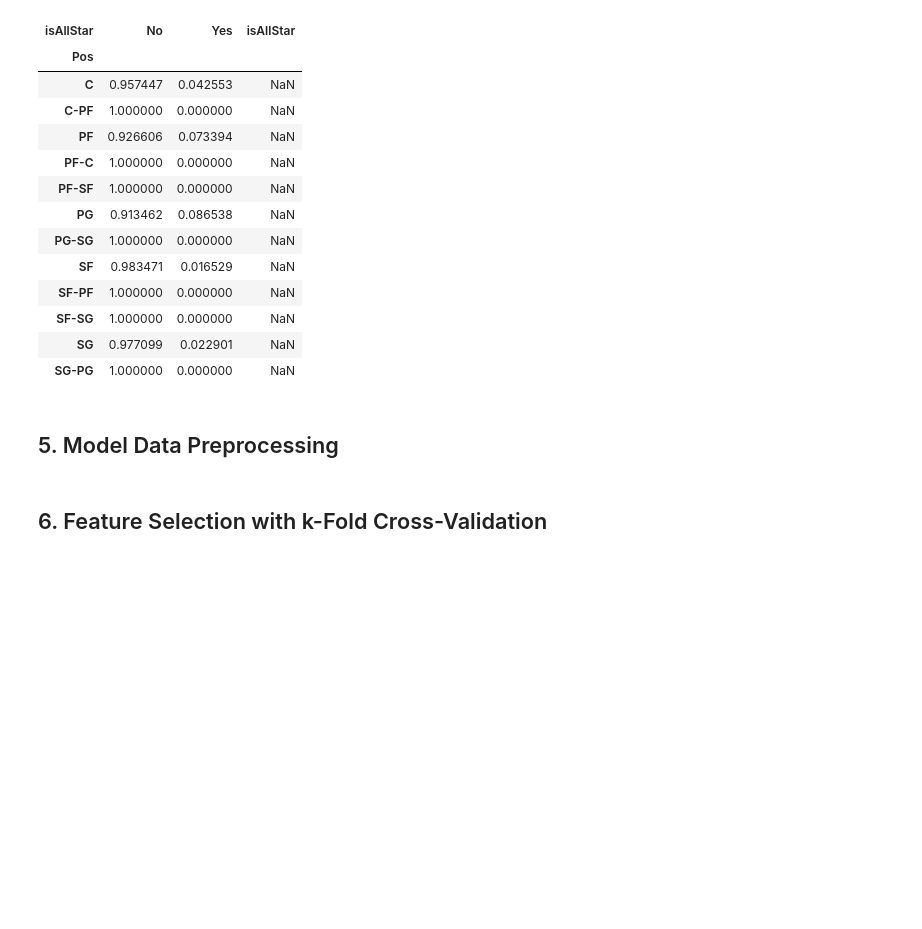
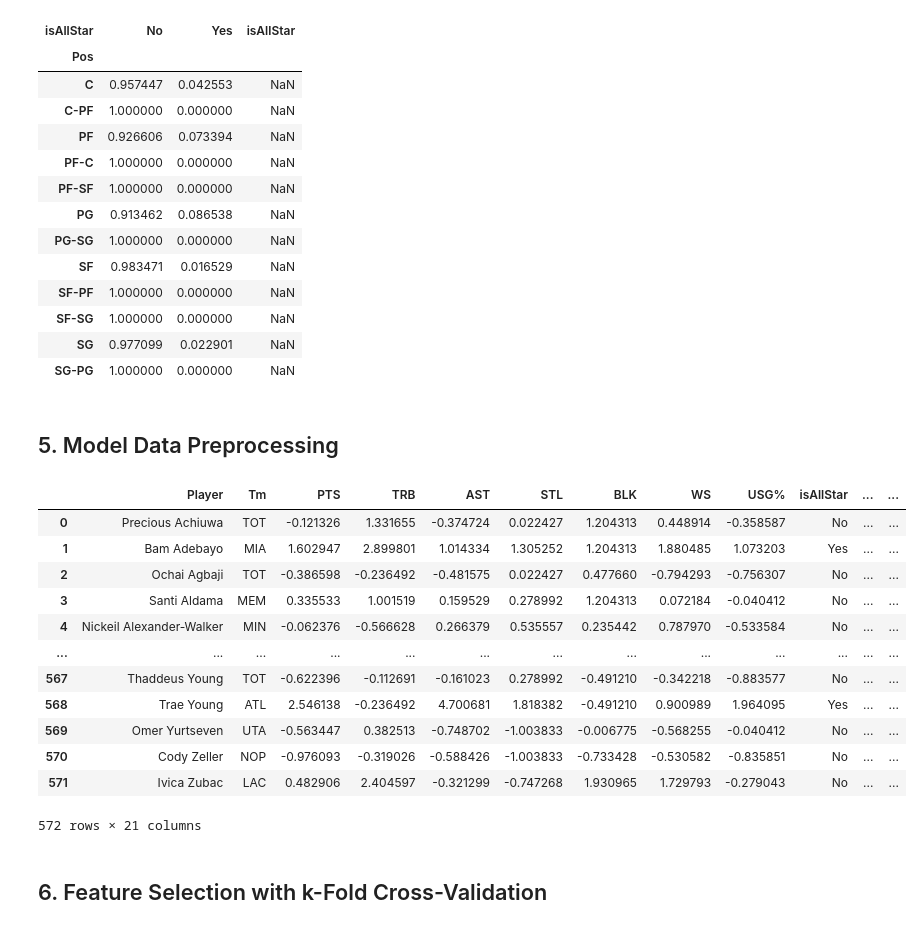
Before and after one commit to shray3420/stat207-final-project, a Jupyter notebook: Final_Project_ShrayAlbertJustin.ipynb, the cells around one changed output. Saved outputs shown, nothing was run; the diff lists cells and outputs as text; code cells hidden in the pictures; blank space fills up the shorter version.

```diff
--- a/Final_Project_ShrayAlbertJustin.ipynb
+++ b/Final_Project_ShrayAlbertJustin.ipynb
@@ -479,2 +436,18 @@ X = pd.get_dummies(X, columns=['Pos'], drop_first=True)
+# %%
+X
+# %% [output]
+|  | Player | Tm | PTS | TRB | AST | STL | BLK | WS | USG% | isAllStar | ... | ... |
+| 0 | Precious Achiuwa | TOT | -0.121326 | 1.331655 | -0.374724 | 0.022427 | 1.204313 | 0.448914 | -0.358587 | No | ... | ... |
+| 1 | Bam Adebayo | MIA | 1.602947 | 2.899801 | 1.014334 | 1.305252 | 1.204313 | 1.880485 | 1.073203 | Yes | ... | ... |
+| 2 | Ochai Agbaji | TOT | -0.386598 | -0.236492 | -0.481575 | 0.022427 | 0.477660 | -0.794293 | -0.756307 | No | ... | ... |
+| 3 | Santi Aldama | MEM | 0.335533 | 1.001519 | 0.159529 | 0.278992 | 1.204313 | 0.072184 | -0.040412 | No | ... | ... |
+| 4 | Nickeil Alexander-Walker | MIN | -0.062376 | -0.566628 | 0.266379 | 0.535557 | 0.235442 | 0.787970 | -0.533584 | No | ... | ... |
+| ... | ... | ... | ... | ... | ... | ... | ... | ... | ... | ... | ... | ... |
+| 567 | Thaddeus Young | TOT | -0.622396 | -0.112691 | -0.161023 | 0.278992 | -0.491210 | -0.342218 | -0.883577 | No | ... | ... |
+| 568 | Trae Young | ATL | 2.546138 | -0.236492 | 4.700681 | 1.818382 | -0.491210 | 0.900989 | 1.964095 | Yes | ... | ... |
+| 569 | Omer Yurtseven | UTA | -0.563447 | 0.382513 | -0.748702 | -1.003833 | -0.006775 | -0.568255 | -0.040412 | No | ... | ... |
+| 570 | Cody Zeller | NOP | -0.976093 | -0.319026 | -0.588426 | -1.003833 | -0.733428 | -0.530582 | -0.835851 | No | ... | ... |
+| 571 | Ivica Zubac | LAC | 0.482906 | 2.404597 | -0.321299 | -0.747268 | 1.930965 | 1.729793 | -0.279043 | No | ... | ... |
+572 rows × 21 columns
 # %% [markdown]
 ## 6. Feature Selection with k-Fold Cross-Validation
```
Also changed, not shown: parts of 16 cells of this notebook.
